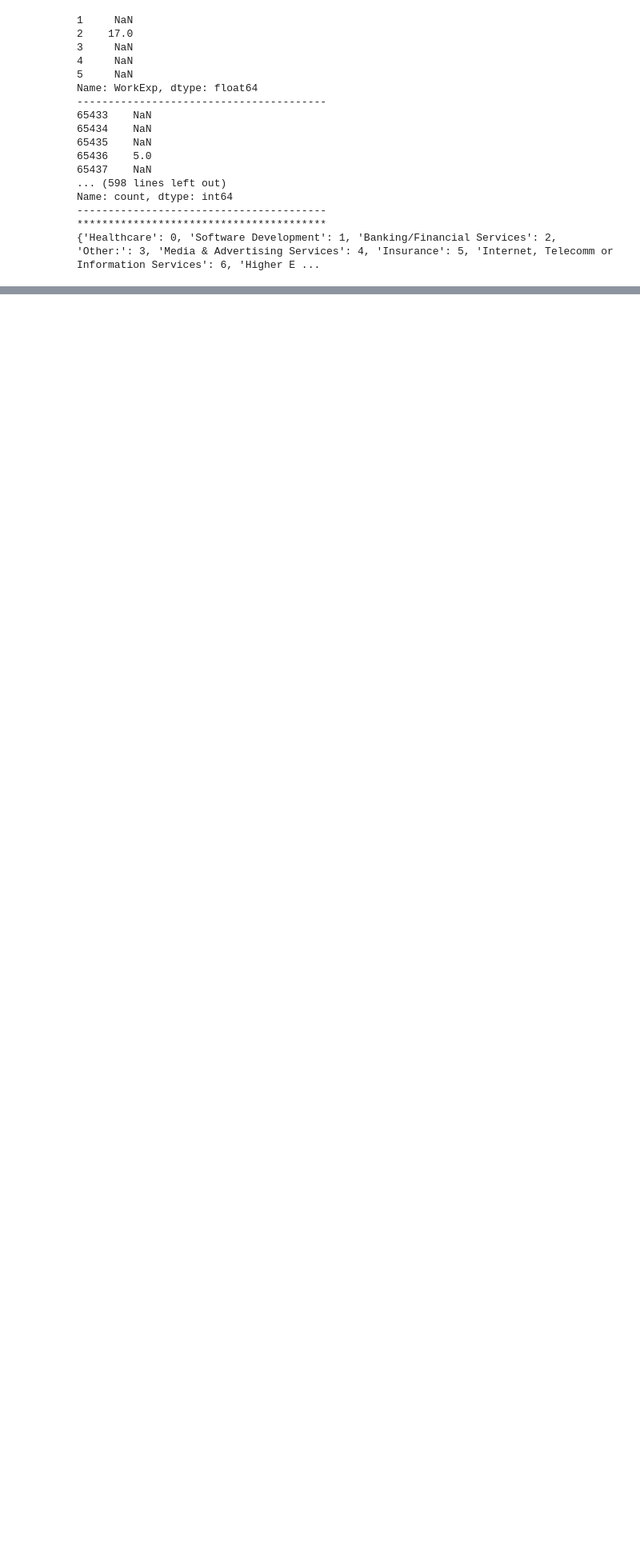
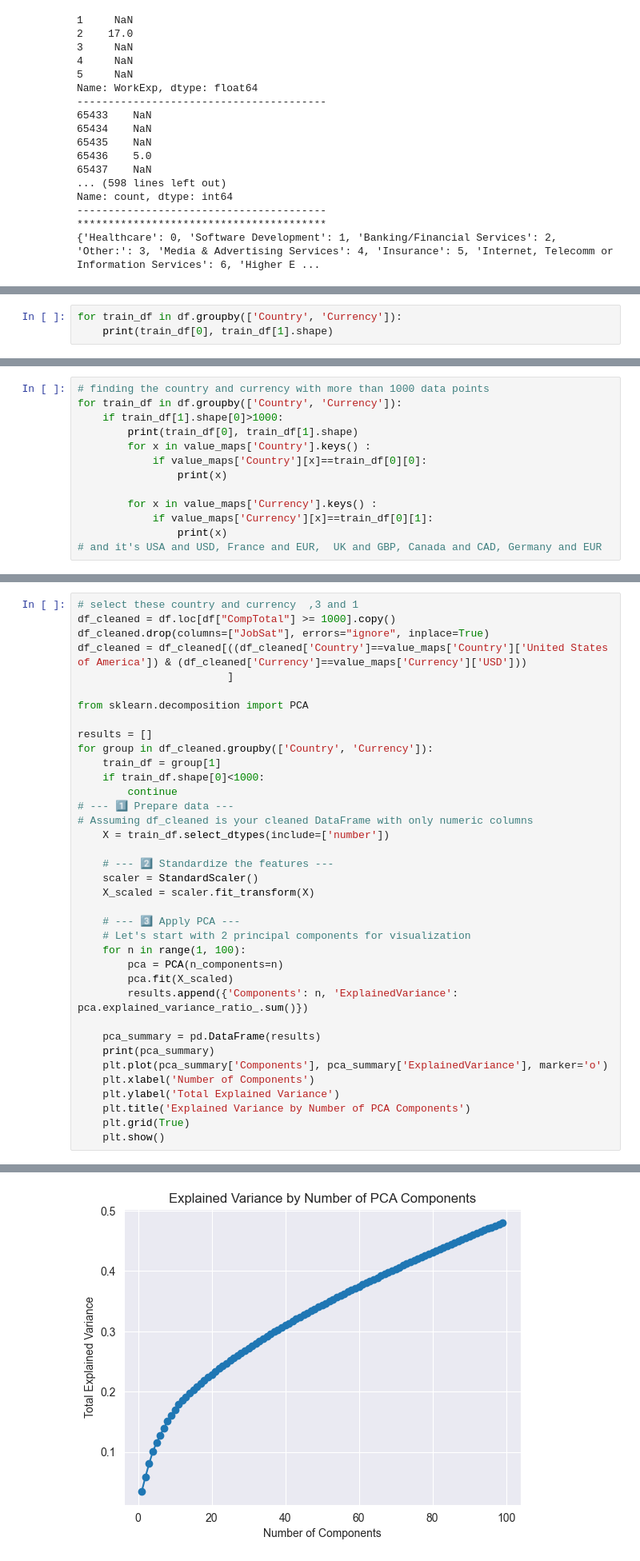
Before and after one commit to krsoy/AAU_Projects, a Jupyter notebook: m1_exam_oral.ipynb, the cells around one changed output, grey strips where cells are left out. Shown at 80% size. Cells and saved outputs as stored; diff of their text form; blank space fills up the shorter version.

```diff
--- a/m1_exam_oral.ipynb
+++ b/m1_exam_oral.ipynb
@@ -1022,0 +993,3 @@ X does not have valid feature names, but LGBMRegressor was fitted with feature n
+# %%
+for train_df in df.groupby(['Country', 'Currency']):
+    print(train_df[0], train_df[1].shape)
@@ -1022,0 +1016,13 @@ X does not have valid feature names, but LGBMRegressor was fitted with feature n
+# %%
+# finding the country and currency with more than 1000 data points
+for train_df in df.groupby(['Country', 'Currency']):
+    if train_df[1].shape[0]>1000:
+        print(train_df[0], train_df[1].shape)
+        for x in value_maps['Country'].keys() :
+            if value_maps['Country'][x]==train_df[0][0]:
+                print(x)
+
+        for x in value_maps['Currency'].keys() :
+            if value_maps['Currency'][x]==train_df[0][1]:
+                print(x)
+# and it's USA and USD, France and EUR,  UK and GBP, Canada and CAD, Germany and EUR
@@ -1022,0 +1045,38 @@ X does not have valid feature names, but LGBMRegressor was fitted with feature n
+# %%
+# select these country and currency  ,3 and 1
+df_cleaned = df.loc[df["CompTotal"] >= 1000].copy()
+df_cleaned.drop(columns=["JobSat"], errors="ignore", inplace=True)
+df_cleaned = df_cleaned[((df_cleaned['Country']==value_maps['Country']['United States of America']) & (df_cleaned['Currency']==value_maps['Currency']['USD']))
+                        ]
+
+from sklearn.decomposition import PCA
+
+results = []
+for group in df_cleaned.groupby(['Country', 'Currency']):
+    train_df = group[1]
+    if train_df.shape[0]<1000:
+        continue
+# --- 1️⃣ Prepare data ---
+# Assuming df_cleaned is your cleaned DataFrame with only numeric columns
+    X = train_df.select_dtypes(include=['number'])
+
+    # --- 2️⃣ Standardize the features ---
+    scaler = StandardScaler()
+    X_scaled = scaler.fit_transform(X)
+
+    # --- 3️⃣ Apply PCA ---
+    # Let's start with 2 principal components for visualization
+    for n in range(1, 100):
+        pca = PCA(n_components=n)
+        pca.fit(X_scaled)
+        results.append({'Components': n, 'ExplainedVariance': pca.explained_variance_ratio_.sum()})
+
+    pca_summary = pd.DataFrame(results)
+    print(pca_summary)
+    plt.plot(pca_summary['Components'], pca_summary['ExplainedVariance'], marker='o')
+    plt.xlabel('Number of Components')
+    plt.ylabel('Total Explained Variance')
+    plt.title('Explained Variance by Number of PCA Components')
+    plt.grid(True)
+    plt.show()
+# %% [output]
@@ -1022,0 +1097 @@ X does not have valid feature names, but LGBMRegressor was fitted with feature n
+[figure, added]
```
Also changed, not shown: parts of 21 cells of this notebook.
